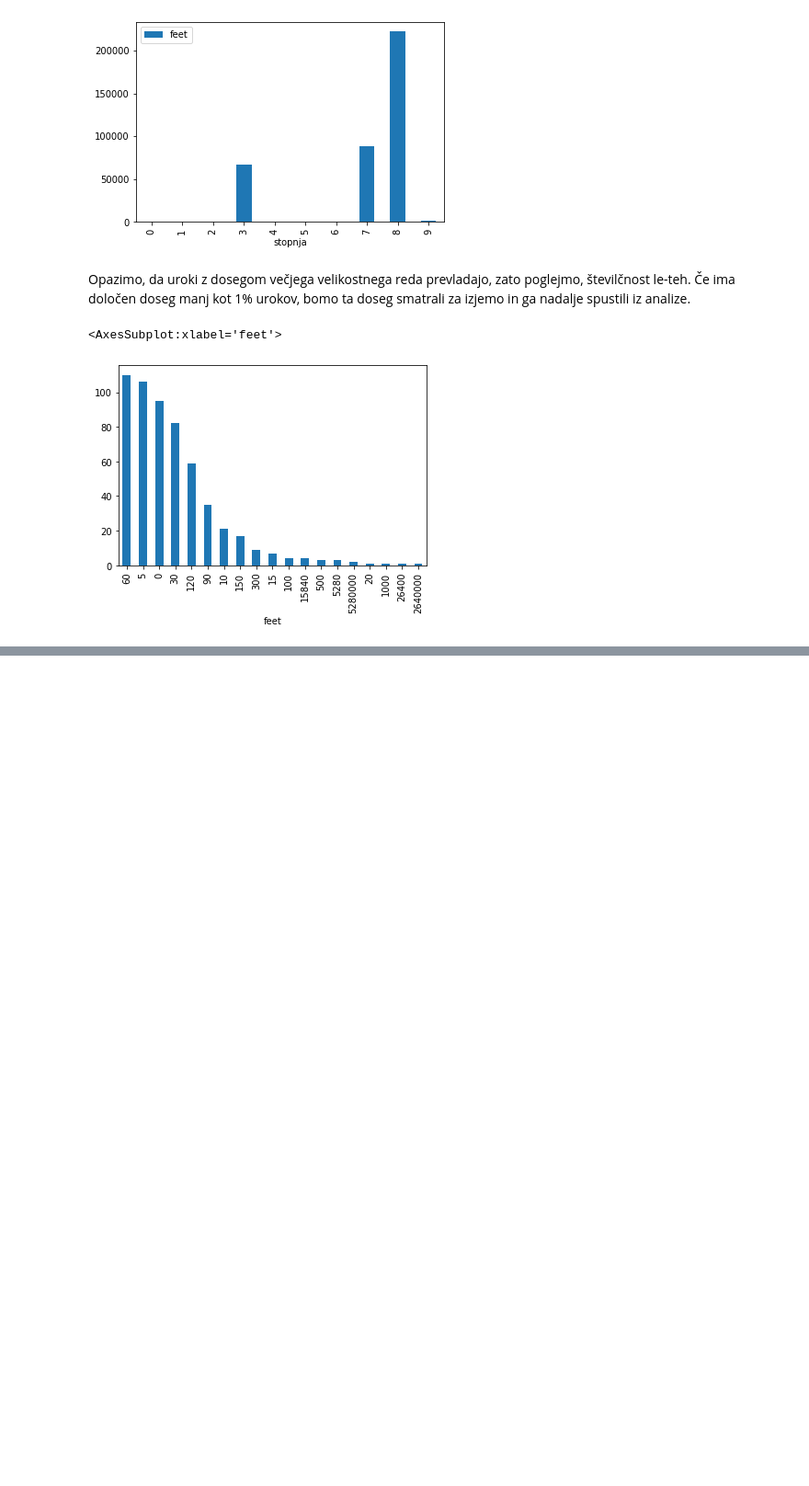
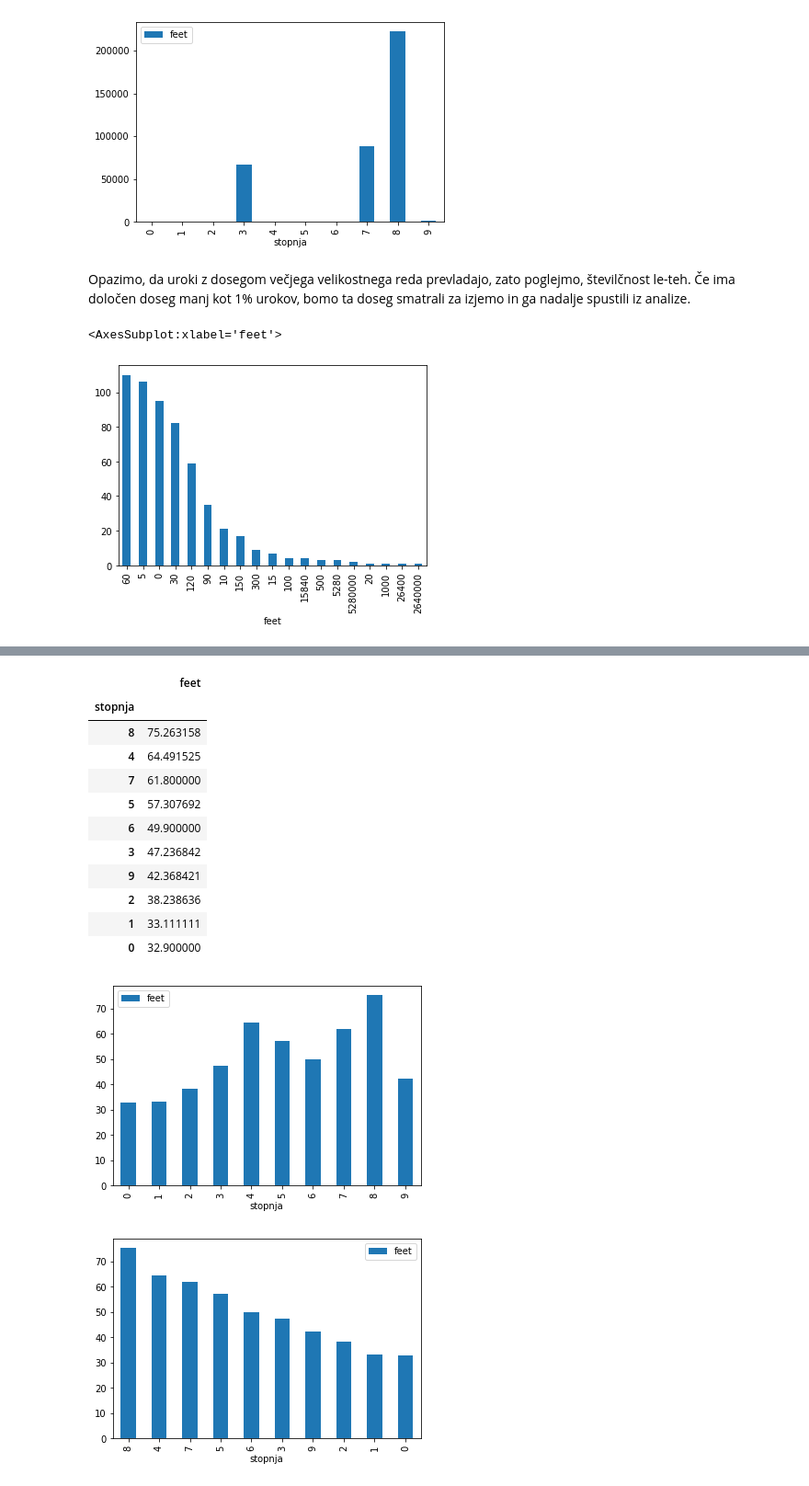
Before and after one commit to vercekpeterdamian/prog1-uroki_dnd, a Jupyter notebook: analiza.ipynb, the cells around one changed output, grey strips where cells are left out. Shown: that part at 92% size. Cells and saved outputs as stored; diff of their text form; code cells hidden in the pictures; blank space fills up the shorter version.

```diff
--- a/analiza.ipynb
+++ b/analiza.ipynb
@@ -463,0 +479,5 @@ uroki_doseg.groupby('feet').size().sort_values(ascending=False).plot.bar()
+# %%
+za_izlocit_set = {26400, 20, 2640000, 1000, 5280000, 5280, 500, 15840, 100}
+# %%
+uroki_doseg_precisceni = uroki_doseg[uroki_doseg.apply(lambda row: row.feet not in za_izlocit_set, axis=1)]
+uroki_doseg_precisceni
@@ -463,0 +498,20 @@ uroki_doseg.groupby('feet').size().sort_values(ascending=False).plot.bar()
+# %%
+uroki_doseg_precisceni_povp_po_stopnji = uroki_doseg_precisceni.copy().drop('sola', axis=1).groupby('stopnja').mean()
+uroki_doseg_precisceni_povp_po_stopnji.plot.bar()
+uroki_doseg_precisceni_povp_po_stopnji.sort_values(by='feet', ascending=False).plot.bar()
+uroki_doseg_precisceni_povp_po_stopnji.sort_values(by='feet', ascending=False)
+# %% [output]
+|  | feet |
+| stopnja |  |
+| 8 | 75.263158 |
+| 4 | 64.491525 |
+| 7 | 61.800000 |
+| 5 | 57.307692 |
+| 6 | 49.900000 |
+| 3 | 47.236842 |
+| 9 | 42.368421 |
+| 2 | 38.238636 |
+| 1 | 33.111111 |
+| 0 | 32.900000 |
+[figure, added]
+[figure, added]
```
Also changed, not shown: parts of 5 cells of this notebook.
